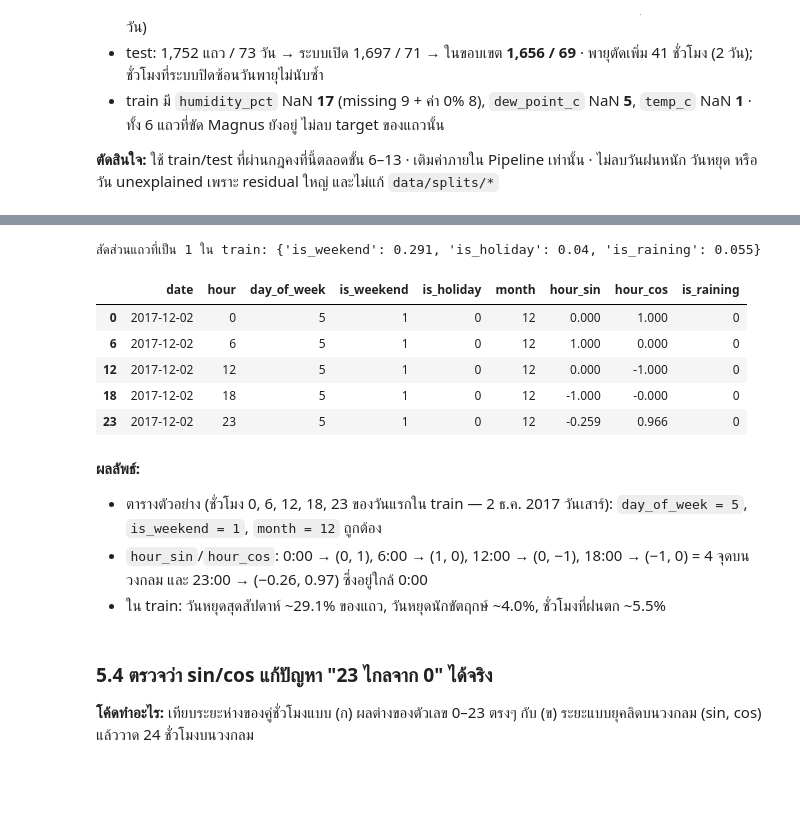
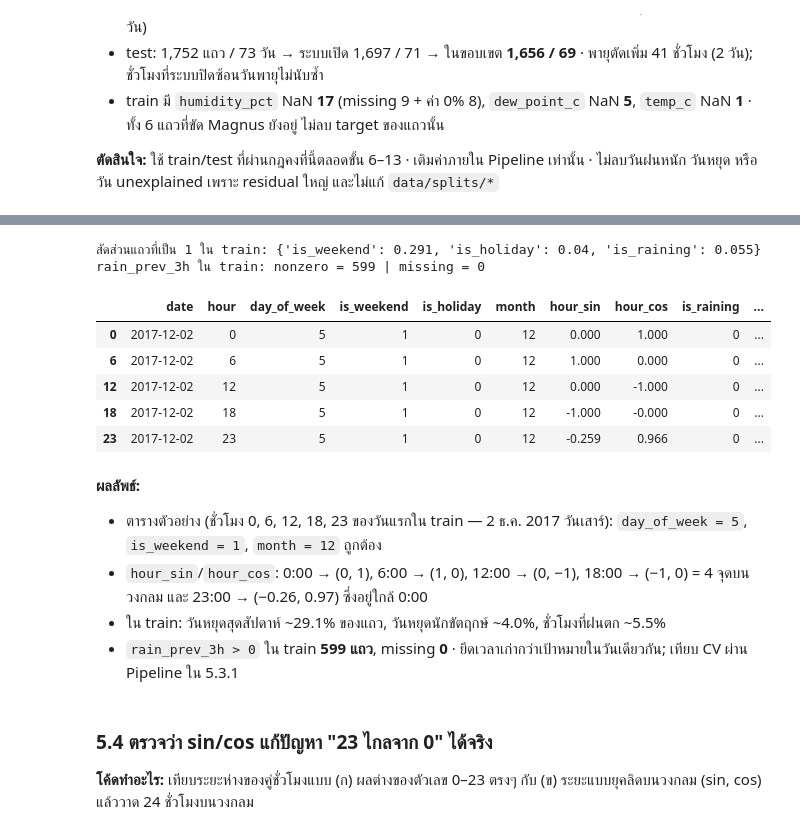
Before and after one commit to Sh080205/seoul-bike-demand, a Jupyter notebook: notebooks/02_modeling.ipynb, the cells around one changed output, grey strips where cells are left out. Drawn from its saved outputs; the diff is of its cells as text; code cells hidden in the pictures; blank space fills up the shorter version.

```diff
--- a/notebooks/02_modeling.ipynb
+++ b/notebooks/02_modeling.ipynb
@@ -211,37 +218,59 @@ NaN ของเซนเซอร์ใน train หลังใช้กฎ (
 # %%
-# ขั้น 5.3 — สร้าง feature ใหม่จากปฏิทินและฝน (ทุกตัวคำนวณจากแถวนั้นเอง ไม่ใช้ y → ไม่มี leakage)
-def add_features(df):
+# ขั้น 5.3 — สร้างปฏิทินและฝนย้อนหลังภายในวัน โดยไม่ใช้ target เพื่อเพิ่มบริบทที่อากาศชั่วโมงเดียวไม่มี
+USE_RAIN_HISTORY = True  # กำหนดจาก train CV และตรวจยืนยันซ้ำใน 5.3.1 ก่อนเลือกโมเดล
+
+def rain_previous_3h(df):
+    # ใช้ key วัน/ชั่วโมงจริง จึงรองรับแถวไม่เรียงและไม่หยิบชั่วโมงที่ไกลกว่า 3 ชั่วโมงเมื่อมีช่องว่าง
+    key = pd.MultiIndex.from_frame(df[['date', 'hour']])
+    if not key.is_unique:
+        raise ValueError('ต้องมี date/hour ไม่ซ้ำเพื่อคำนวณประวัติฝน; ข้อมูลสมมติให้ระบุ rain_prev_3h เอง')
+    lookup = pd.Series(df['rainfall_mm'].to_numpy(), index=key)
+    total = np.zeros(len(df), dtype=float)
+    for lag in (1, 2, 3):
+        past_key = pd.MultiIndex.from_arrays([df['date'], df['hour'] - lag], names=['date', 'hour'])
+        past = lookup.reindex(past_key).to_numpy(dtype=float)
+        past[df['hour'].to_numpy() < lag] = 0.0  # ก่อน 00:00 ไม่นำฝนวันก่อนมารวม ตามขอบเขต feature
+        total += past  # ชั่วโมงในวันเดียวกันที่ขาดหาย/ว่างยังเป็น NaN ไม่สมมติว่าไม่มีฝน
+    return pd.Series(total, index=df.index, name='rain_prev_3h')
+
+def add_features(df, *, rain_history=USE_RAIN_HISTORY):
     out = df.copy()
     out["day_of_week"] = out["date"].dt.dayofweek
     out["is_weekend"] = (out["day_of_week"] >= 5).astype(int)          # เสาร์-อาทิตย์ไม่มีพีคเดินทางไปทำงาน
     out["is_holiday"] = (out["holiday"] == "Holiday").astype(int)
     out["month"] = out["date"].dt.month
     # ชั่วโมงเป็นวงรอบ (23:00 ติดกับ 0:00) → แปลงเป็นจุดบนวงกลมด้วย sin/cos
     out["hour_sin"] = np.sin(2 * np.pi * out["hour"] / 24)
     out["hour_cos"] = np.cos(2 * np.pi * out["hour"] / 24)
     out["is_raining"] = (out["rainfall_mm"] > 0).astype(int)           # "มีฝนหรือไม่" สำคัญกว่าปริมาณฝน (01_eda 4.8)
+    if rain_history and "rain_prev_3h" not in out.columns:
+        out["rain_prev_3h"] = rain_previous_3h(out)
     return out
 
 
 train = add_features(train)
 test = add_features(test)
 
-NEW_COLS = ["day_of_week", "is_weekend", "is_holiday", "month", "hour_sin", "hour_cos", "is_raining"]
+NEW_COLS = ["day_of_week", "is_weekend", "is_holiday", "month", "hour_sin", "hour_cos", "is_raining", "rain_prev_3h"]
 print("สัดส่วนแถวที่เป็น 1 ใน train:", train[["is_weekend", "is_holiday", "is_raining"]].mean().round(3).to_dict())
+print("rain_prev_3h ใน train: nonzero =", int(train["rain_prev_3h"].gt(0).sum()),
+      "| missing =", int(train["rain_prev_3h"].isna().sum()))
 train[["date", "hour"] + NEW_COLS].iloc[[0, 6, 12, 18, 23]].round(3)
 # %% [output]
 สัดส่วนแถวที่เป็น 1 ใน train: {'is_weekend': 0.291, 'is_holiday': 0.04, 'is_raining': 0.055}
+rain_prev_3h ใน train: nonzero = 599 | missing = 0
-|  | date | hour | day_of_week | is_weekend | is_holiday | month | hour_sin | hour_cos | is_raining |
-| 0 | 2017-12-02 | 0 | 5 | 1 | 0 | 12 | 0.000 | 1.000 | 0 |
-| 6 | 2017-12-02 | 6 | 5 | 1 | 0 | 12 | 1.000 | 0.000 | 0 |
-| 12 | 2017-12-02 | 12 | 5 | 1 | 0 | 12 | 0.000 | -1.000 | 0 |
-| 18 | 2017-12-02 | 18 | 5 | 1 | 0 | 12 | -1.000 | -0.000 | 0 |
-| 23 | 2017-12-02 | 23 | 5 | 1 | 0 | 12 | -0.259 | 0.966 | 0 |
+|  | date | hour | day_of_week | is_weekend | is_holiday | month | hour_sin | hour_cos | is_raining | ... |
+| 0 | 2017-12-02 | 0 | 5 | 1 | 0 | 12 | 0.000 | 1.000 | 0 | ... |
+| 6 | 2017-12-02 | 6 | 5 | 1 | 0 | 12 | 1.000 | 0.000 | 0 | ... |
+| 12 | 2017-12-02 | 12 | 5 | 1 | 0 | 12 | 0.000 | -1.000 | 0 | ... |
+| 18 | 2017-12-02 | 18 | 5 | 1 | 0 | 12 | -1.000 | -0.000 | 0 | ... |
+| 23 | 2017-12-02 | 23 | 5 | 1 | 0 | 12 | -0.259 | 0.966 | 0 | ... |
 # %% [markdown]
 **ผลลัพธ์:**
 - ตารางตัวอย่าง (ชั่วโมง 0, 6, 12, 18, 23 ของวันแรกใน train — 2 ธ.ค. 2017 วันเสาร์): `day_of_week = 5`, `is_weekend = 1`, `month = 12` ถูกต้อง
 - `hour_sin`/`hour_cos`: 0:00 → (0, 1), 6:00 → (1, 0), 12:00 → (0, −1), 18:00 → (−1, 0) = 4 จุดบนวงกลม และ 23:00 → (−0.26, 0.97) ซึ่งอยู่ใกล้ 0:00
 - ใน train: วันหยุดสุดสัปดาห์ ~29.1% ของแถว, วันหยุดนักขัตฤกษ์ ~4.0%, ชั่วโมงที่ฝนตก ~5.5%
+- `rain_prev_3h > 0` ใน train **599 แถว**, missing **0** · ยึดเวลาเก่ากว่าเป้าหมายในวันเดียวกัน; เทียบ CV ผ่าน Pipeline ใน 5.3.1
 # %% [markdown]
 ### 5.4 ตรวจว่า sin/cos แก้ปัญหา "23 ไกลจาก 0" ได้จริง
 **โค้ดทำอะไร:** เทียบระยะห่างของคู่ชั่วโมงแบบ (ก) ผลต่างของตัวเลข 0–23 ตรงๆ กับ (ข) ระยะแบบยุคลิดบนวงกลม (sin, cos) แล้ววาด 24 ชั่วโมงบนวงกลม
```
Also changed, not shown: parts of 56 cells of this notebook, 4 other files.
